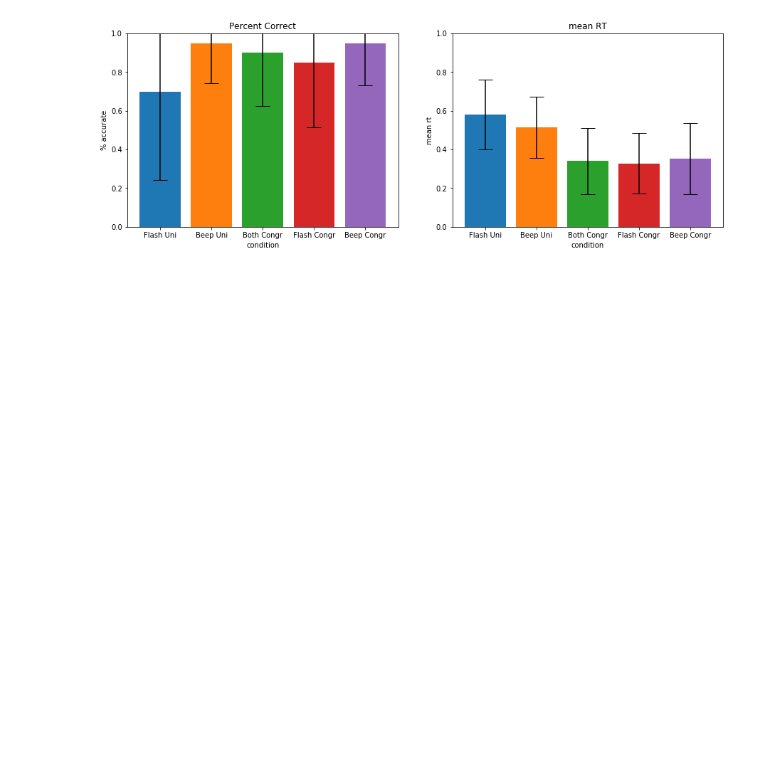
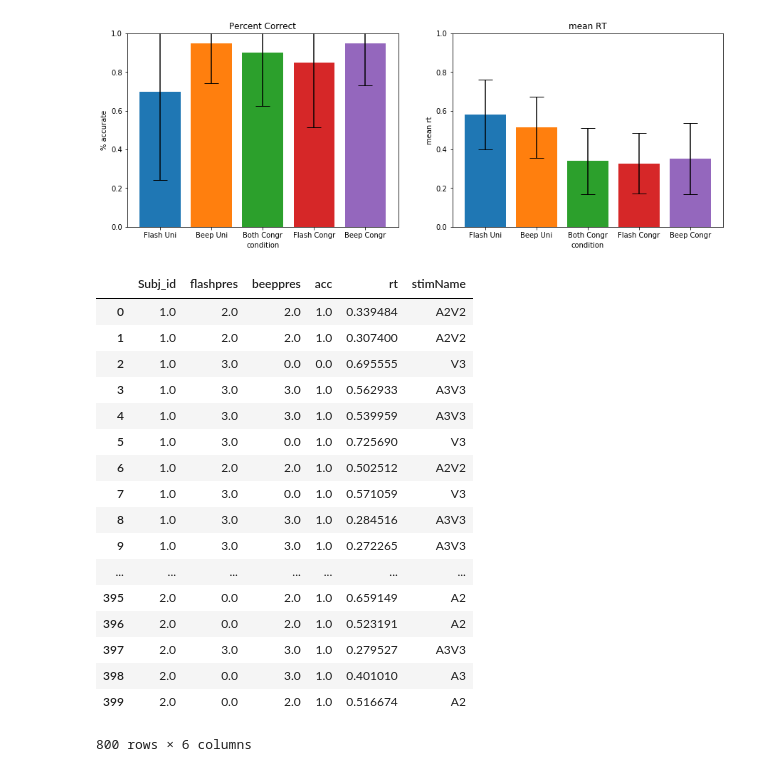
Before and after one commit to chauedwin/NumerosityHDDM, a Jupyter notebook: NewExperiment.ipynb, the cells around one changed output. Saved outputs shown, nothing was run; the diff lists cells and outputs as text; code cells hidden in the pictures; blank space fills up the shorter version.

```diff
--- a/NewExperiment.ipynb
+++ b/NewExperiment.ipynb
@@ -212,3 +212,34 @@ plotbars(unif, unib, congrf, congrb, "Percent Correct", "mean RT")
 [figure]
 [figure]
 [figure]
+# %%
+alldata = pd.concat([flashframe, beepframe])
+conditions = [(alldata['flashpres'] == 0) & (alldata['beeppres'] == 2),
+              (alldata['flashpres'] == 0) & (alldata['beeppres'] == 3),
+              (alldata['flashpres'] == 2) & (alldata['beeppres'] == 0),
+              (alldata['flashpres'] == 3) & (alldata['beeppres'] == 0),
+              (alldata['flashpres'] == 2) & (alldata['beeppres'] == 2),
+              (alldata['flashpres'] == 3) & (alldata['beeppres'] == 3),]
+choices = ['A2', 'A3', 'V2', 'V3', 'A2V2', 'A3V3']
+alldata['stimName'] = np.select(conditions, choices)
+# %%
+alldata
+# %% [output]
+|  | Subj_id | flashpres | beeppres | acc | rt | stimName |
+| 0 | 1.0 | 2.0 | 2.0 | 1.0 | 0.339484 | A2V2 |
+| 1 | 1.0 | 2.0 | 2.0 | 1.0 | 0.307400 | A2V2 |
+| 2 | 1.0 | 3.0 | 0.0 | 0.0 | 0.695555 | V3 |
+| 3 | 1.0 | 3.0 | 3.0 | 1.0 | 0.562933 | A3V3 |
+| 4 | 1.0 | 3.0 | 3.0 | 1.0 | 0.539959 | A3V3 |
+| 5 | 1.0 | 3.0 | 0.0 | 1.0 | 0.725690 | V3 |
+| 6 | 1.0 | 2.0 | 2.0 | 1.0 | 0.502512 | A2V2 |
+| 7 | 1.0 | 3.0 | 0.0 | 1.0 | 0.571059 | V3 |
+| 8 | 1.0 | 3.0 | 3.0 | 1.0 | 0.284516 | A3V3 |
+| 9 | 1.0 | 3.0 | 3.0 | 1.0 | 0.272265 | A3V3 |
+| ... | ... | ... | ... | ... | ... | ... |
+| 395 | 2.0 | 0.0 | 2.0 | 1.0 | 0.659149 | A2 |
+| 396 | 2.0 | 0.0 | 2.0 | 1.0 | 0.523191 | A2 |
+| 397 | 2.0 | 3.0 | 3.0 | 1.0 | 0.279527 | A3V3 |
+| 398 | 2.0 | 0.0 | 3.0 | 1.0 | 0.401010 | A3 |
+| 399 | 2.0 | 0.0 | 2.0 | 1.0 | 0.516674 | A2 |
+800 rows × 6 columns
```
Also changed, not shown: parts of 1 cell of this notebook.
